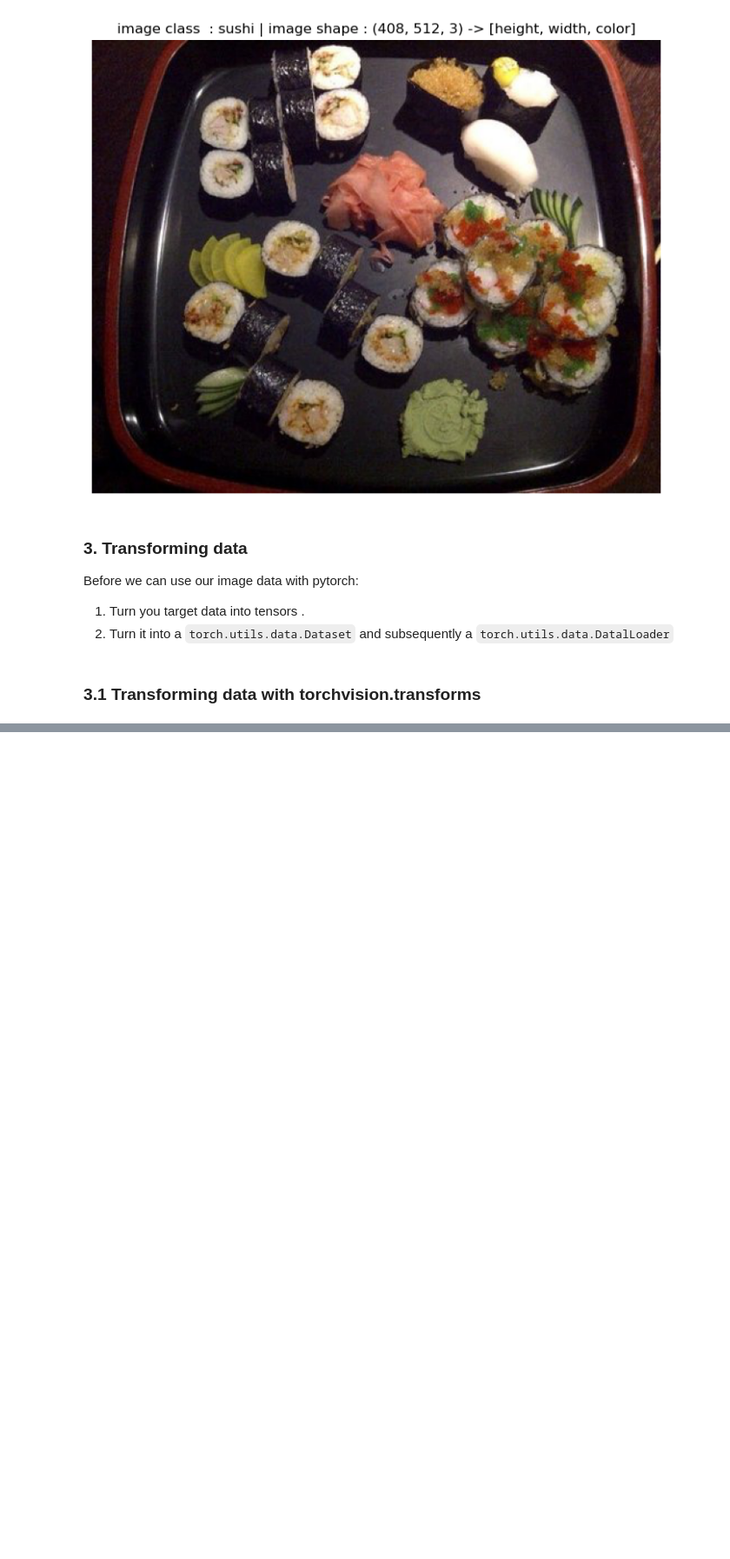
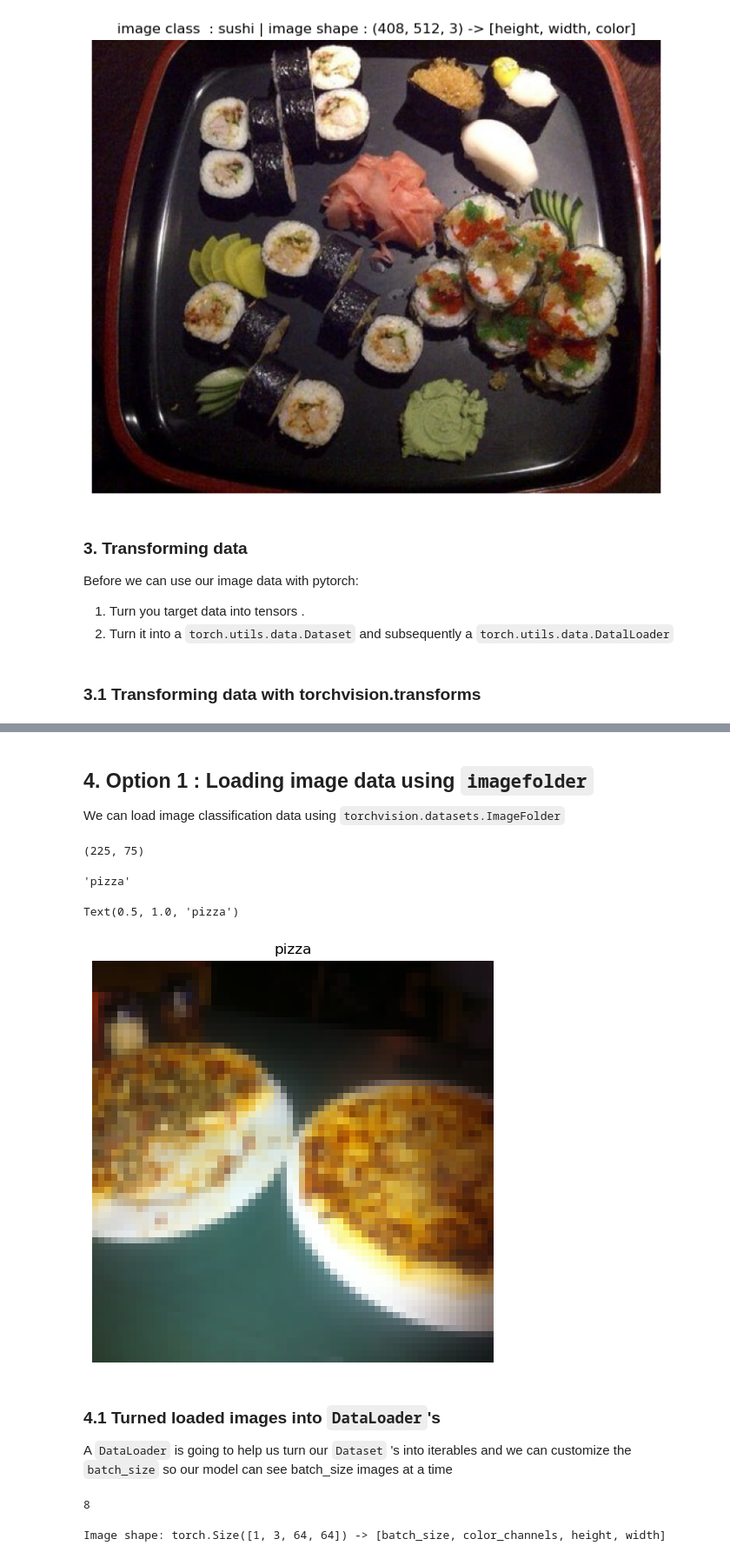
Before and after one commit to pjy0422/pytorch, a Jupyter notebook: pytorch_customdata.ipynb, the cells around one changed output, grey strips where cells are left out. Shown at 87% size. Cells and saved outputs as stored; diff of their text form; code cells hidden in the pictures; blank space fills up the shorter version.

```diff
--- a/pytorch_customdata.ipynb
+++ b/pytorch_customdata.ipynb
@@ -192,0 +194,47 @@ plot_transformed_images(image_paths=image_path_list, transform=data_transform)
+# %% [markdown]
+## 4. Option 1 : Loading image data using `imagefolder`
+
+We can load image classification data using `torchvision.datasets.ImageFolder`
+# %%
+# Use ImageFolder to create datasets
+
+from torchvision import datasets
+train_data = datasets.ImageFolder(root = train_dir, transform = data_transform, target_transform = None)
+
+
+test_data = datasets.ImageFolder(
+    root = test_dir, transform=data_transform
+)
+# %%
+# Get class names as list
+class_names = train_data.classes
+# Get class names as dict
+class_dicts = train_data.class_to_idx
+# %%
+len(train_data), len(test_data)
+# %% [output]
+(225, 75)
+# %%
+img, label = train_data[0]
+class_names[label]
+# %% [output]
+'pizza'
+# %%
+plt.figure(figsize=(10,6))
+plt.imshow(img.permute(1,2,0))
+plt.axis('off')
+plt.title(class_names[label])
+# %% [output]
+Text(0.5, 1.0, 'pizza')
+[figure, added]
+# %% [markdown]
+### 4.1 Turned loaded images into `DataLoader`'s
+
+A `DataLoader` is going to help us turn our `Dataset` 's into iterables and we can customize the `batch_size` so our model can see batch_size images at a time
+# %%
+import os
+os.cpu_count()
+
+# Num of cpu cores
+# %% [output]
+8
@@ -192,0 +248,8 @@ plot_transformed_images(image_paths=image_path_list, transform=data_transform)
+# %%
+img, label = next(iter(train_dataloader))
+
+# Batch size will now be 1 , you can change the batch size as you like
+
+print(f"Image shape: {img.shape} -> [batch_size, color_channels, height, width]")
+# %% [output]
+Image shape: torch.Size([1, 3, 64, 64]) -> [batch_size, color_channels, height, width]
```
Also changed, not shown: parts of 34 cells of this notebook.
